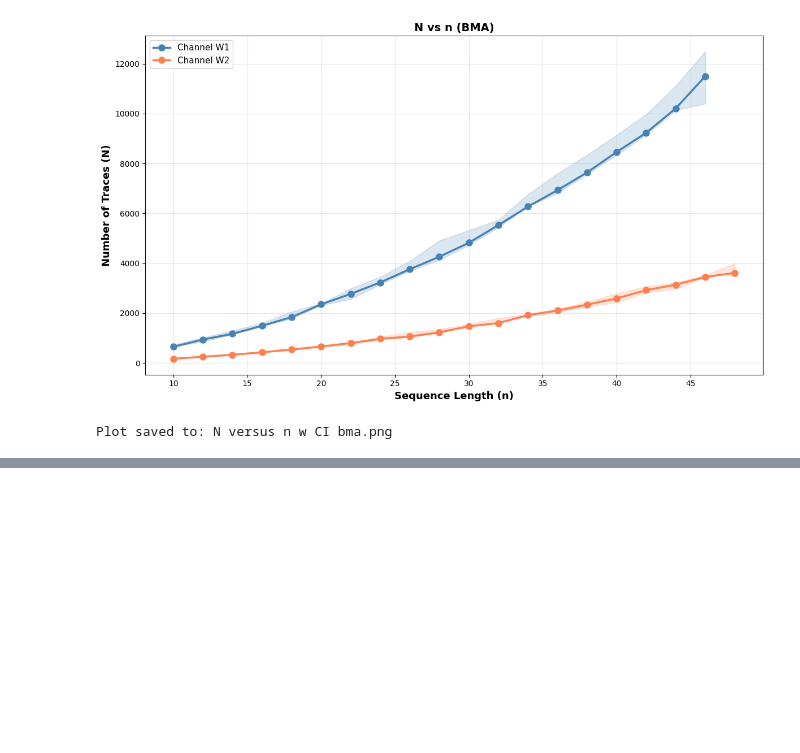
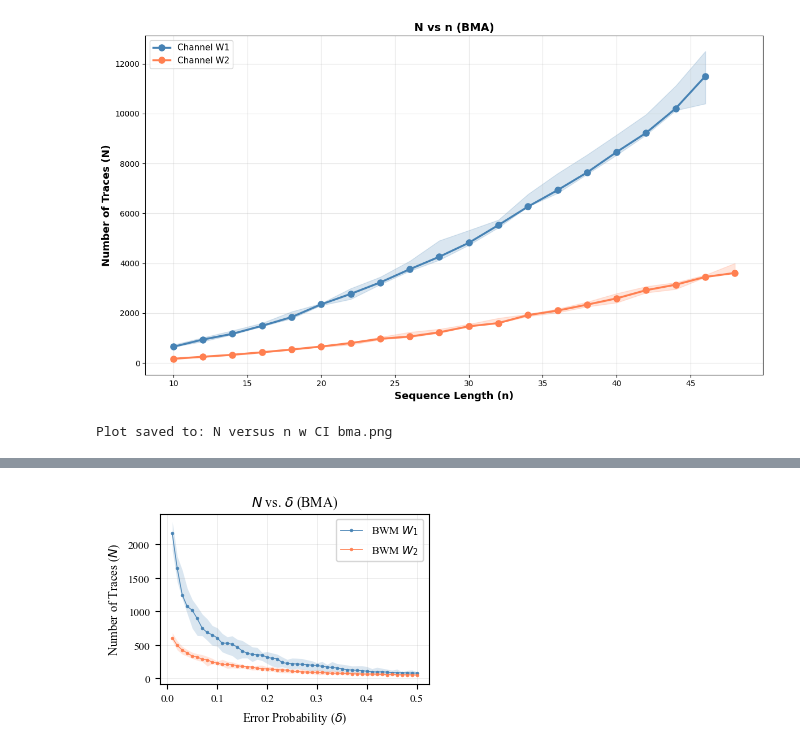
Before and after one commit to polka-rat/Sequence_Reconstruction_Immuno, a Jupyter notebook: plotting_graphs.ipynb, the cells around one changed output, grey strips where cells are left out. Cells and saved outputs as stored; diff of their text form; code cells hidden in the pictures; blank space fills up the shorter version.

```diff
--- a/plotting_graphs.ipynb
+++ b/plotting_graphs.ipynb
@@ -270,0 +540,99 @@ Plot saved to: W2_N_vs_Delta_Bitwise_vs_PFM.png
+# %%
+# Plot all channels on same plot with CI shading
+import pandas as pd
+import matplotlib.pyplot as plt
+
+# Use a Times-like font without requiring a local LaTeX installation
+plt.rcParams.update({
+    "font.family": "serif",
+    "font.serif": ["Times New Roman"],
+    "font.size": 9,
+    "axes.labelsize": 9,
+    "axes.titlesize": 10,
+    "legend.fontsize": 8,
+    "xtick.labelsize": 8,
+    "ytick.labelsize": 8,
+    "text.usetex": False,
+})
+
+# df = pd.read_csv('pfm_large_range_with_ci_bounds.csv')
+df = pd.read_csv('bitwise_min_N_vs_delta_with_ci.csv')
+
+
+# Create figure
+fig, ax = plt.subplots(figsize=(3.5, 2.6))
+
+# Define colors for each channel
+colors = {
+    'W1': 'steelblue',
+    'W2': 'coral'
+}
+
+for channel_name in sorted(df['Channel'].unique()):
+    channel_data = df[
+        df['Channel'] == channel_name
+    ].sort_values('Delta_Target')
+
+    delta_vals = channel_data['Delta_Target'].values
+    N_central = channel_data['N_Central'].values
+    N_lower = channel_data['N_Lower_CI'].values
+    N_upper = channel_data['N_Upper_CI'].values
+
+    color = colors.get(channel_name, 'gray')
+
+    # Shade the CI region
+    ax.fill_between(
+        delta_vals,
+        N_lower,
+        N_upper,
+        alpha=0.20,
+        color=color,
+        linewidth=0
+    )
+
+    # Plot central line
+    ax.plot(
+        delta_vals,
+        N_central,
+        'o-',
+        color=color,
+        linewidth=0.6,
+        markersize=2,
+        markeredgewidth=0.4,
+        label=rf'BWM $W_{{{channel_name[1:]}}}$'
+    )
+
+# Axis labels using mathematical notation
+ax.set_xlabel(r'Error Probability ($\delta$)')
+ax.set_ylabel(r'Number of Traces ($N$)')
+
+# Title using mathematical notation
+ax.set_title(r'$N$ vs. $\delta$ (BMA)')
+
+# Grid
+ax.grid(
+    True,
+    alpha=0.25,
+    linewidth=0.6
+)
+
+# Legend
+ax.legend(
+    loc='best',
+    frameon=True,
+    handlelength=2
+)
+
+plt.tight_layout()
+
+# Save as vector PDF for Overleaf
+plt.savefig(
+    'N_vs_delta_BWM_CI.pdf',
+    bbox_inches='tight'
+)
+
+plt.show()
+
+print("Plot saved to: N_vs_delta_BWM_CI.pdf")
+# %% [output]
+[figure, added]
```
Also changed, not shown: parts of 17 cells of this notebook, 49 other files.
